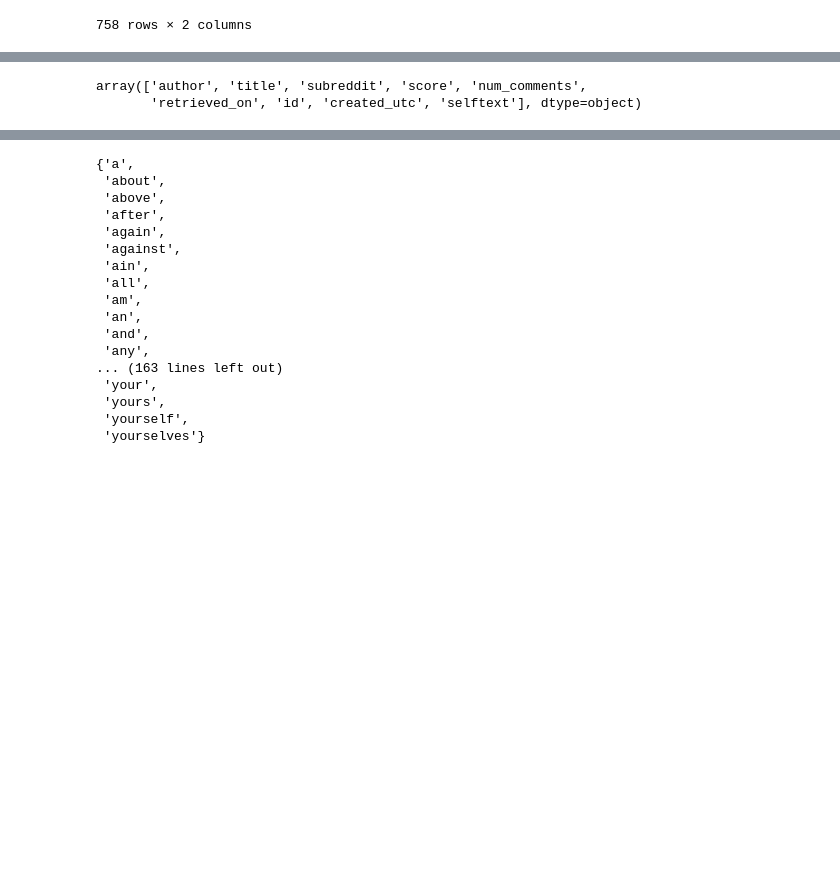
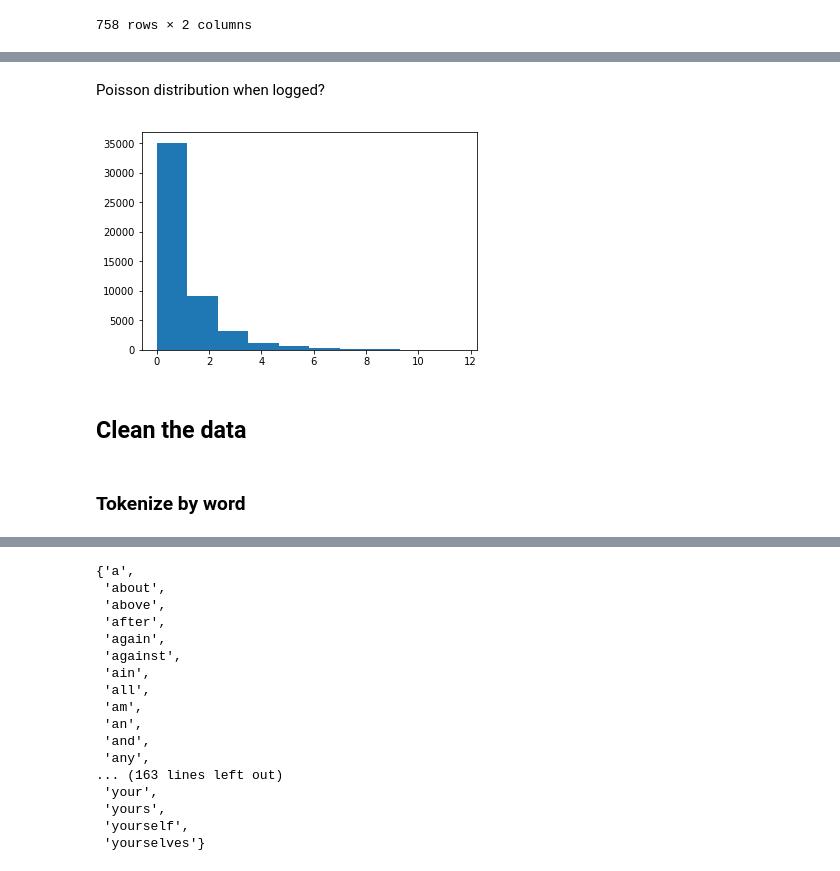
Before and after one commit to luketibbott/Predicting-the-sucess-of-showerthoughts, a Jupyter notebook: showerthoughts-clean.ipynb, the cells around one changed output, grey strips where cells are left out. Drawn from its saved outputs; the diff is of its cells as text; code cells hidden in the pictures; blank space fills up the shorter version.

Commit message:
Add word tokenization

```diff
--- a/showerthoughts-clean.ipynb
+++ b/showerthoughts-clean.ipynb
@@ -158,7 +169,12 @@ df.sample(50)
+# %% [markdown]
+Poisson distribution when logged?
+# %%
+plt.hist(np.log1p(df.score.sample(50000)));
+# %% [output]
+[figure, added]
+# %% [markdown]
+## Clean the data
 # %%
 df_nlp = df.copy()
-# %%
-df_nlp
-# %% [output]
-array(['author', 'title', 'subreddit', 'score', 'num_comments',
-       'retrieved_on', 'id', 'created_utc', 'selftext'], dtype=object)
+# %% [markdown]
+### Tokenize by word
```
Also changed, not shown: parts of 10 cells of this notebook.
